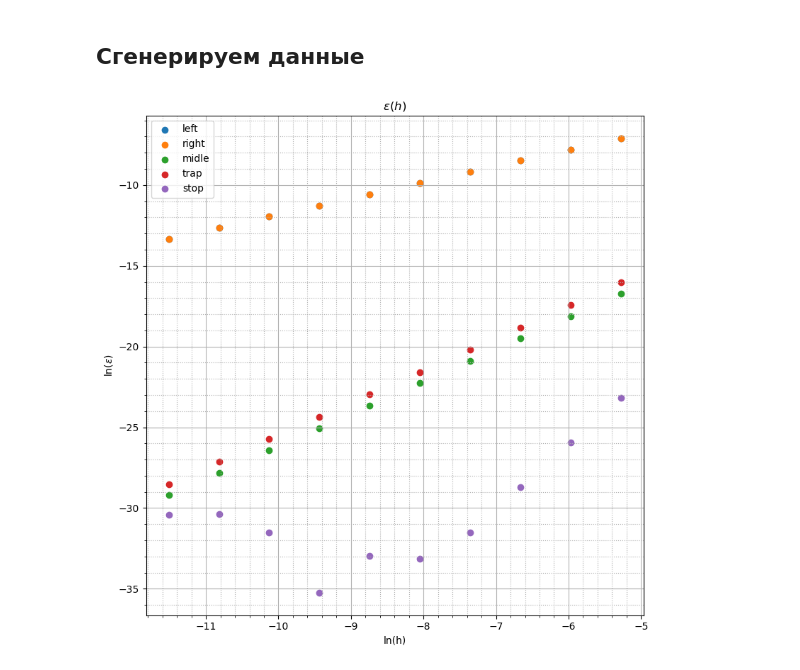
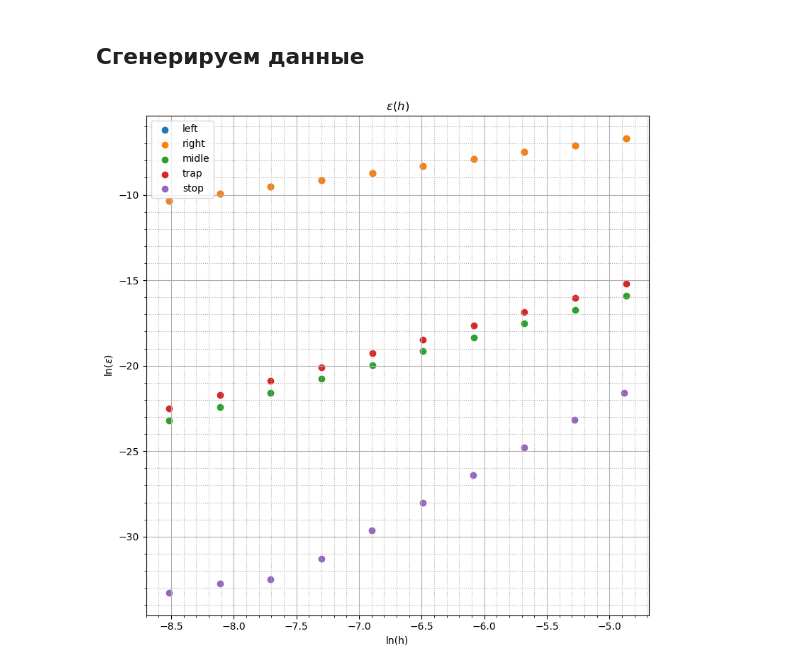
Before and after one commit to NikitaAgeev/For-jupyter, a Jupyter notebook: Вычматы_Лаба_2.ipynb, the cells around one changed output. Cells and saved outputs as stored; diff of their text form; code cells hidden in the pictures.

```diff
--- a/Вычматы_Лаба_2.ipynb
+++ b/Вычматы_Лаба_2.ipynb
@@ -18,7 +18,15 @@ $f(x) = cos(x)$
 $F(x) = sin(x)$
 # %%
 def f(x):
-    return math.cos(1/(1+x))*(-(1/(1+x)**2))
+    #return (4*x**3 - 30*x**2 + 10*x + 8)
+    #return math.cos(x)
+    return np.cos(1/(1+x))*(-(1/(1+x)**2))
 
 def F(x):
-    return math.sin(1/(1+x))
+    #return (x**4 - 10*x**3 + 5*x**2 + 8*x)
+    #return math.sin(x)
+    return np.sin(1/(1+x))
+
+
+def for_my_f(x):
+    return np.sin(10*x)
@@ -88,12 +195,12 @@ def Stomp_Int (f, h_max, x_min, x_max):
 
     summ = 0;
 
-    for i in range (1, n, 2):
+    for i in range (1, n+1, 2):
         summ += f_arr[1,i-1] + f_arr[1,i+1] + 4*f_arr[1,i]
 
     ans = summ*h/3
 
-    return ans
+    return (ans, h)
 # %% [markdown]
 ## Интеграл по трапециям
 # %%
@@ -135,8 +242,9 @@ F_trapezoid = np.zeros((1, 0))
 F_stomp = np.zeros((1, 0))
 
 h_arr = np.zeros((1, 0))
+h_stomp_arr = np.zeros((1, 0))
 
-h = 0.00001
+h = 0.0002
 
 F_res = F(1) - F(0)
 
@@ -145,33 +253,38 @@ while h < 0.01:
     F_right     = np.append(F_right,     abs(F_res - right_rect_Int(f, h, 0, 1)))
     F_midle     = np.append(F_midle,     abs(F_res - midle_rect_Int(f, h, 0, 1)))
     F_trapezoid = np.append(F_trapezoid, abs(F_res - trapezoid_Int(f, h, 0, 1)))
-    F_stomp     = np.append(F_stomp,     abs(F_res - Stomp_Int(f, h, 0, 1)))
 
     h_arr       = np.append(h_arr,       h)
 
-    h = h*2
+    stomp_res = Stomp_Int(f, h, 0, 1)
+
+    F_stomp     = np.append(F_stomp,     abs(F_res - stomp_res[0]))
+
+    h_stomp_arr = np.append(h_stomp_arr, stomp_res[1])
+
+    h = h*1.5
 # %%
 plt.figure(figsize=(8, 8))
 plt.title("$\epsilon (h)$")
 
 left      = plt.scatter(np.log(h_arr), np.log(F_left)      , marker='o', label = "left")
 right     = plt.scatter(np.log(h_arr), np.log(F_right)     , marker='o', label = "right")
 midle     = plt.scatter(np.log(h_arr), np.log(F_midle)     , marker='o', label = "midle")
 trapezoid = plt.scatter(np.log(h_arr), np.log(F_trapezoid) , marker='o', label = "trap")
-stomp     = plt.scatter(np.log(h_arr), np.log(F_stomp)     , marker='o', label = "stop")
+stomp     = plt.scatter(np.log(h_stomp_arr), np.log(F_stomp)     , marker='o', label = "stop")
 
 
 plt.legend(handles = [left, right, midle, trapezoid, stomp])
 
 #plt.scatter(h_arr, res_1_22, marker='o')
 
 plt.xlabel("ln(h)")
 plt.ylabel("ln($\epsilon$)")
 plt.minorticks_on()
 plt.grid(which='major')
 plt.grid(which='minor', linestyle=':')
 # plt.legend(fontsize = 12)
 plt.tight_layout()
 plt.show()
 # %% [output]
-[figure, old version]
+[figure, new version]
```
Also changed, not shown: parts of 6 cells of this notebook, 8 other files.
